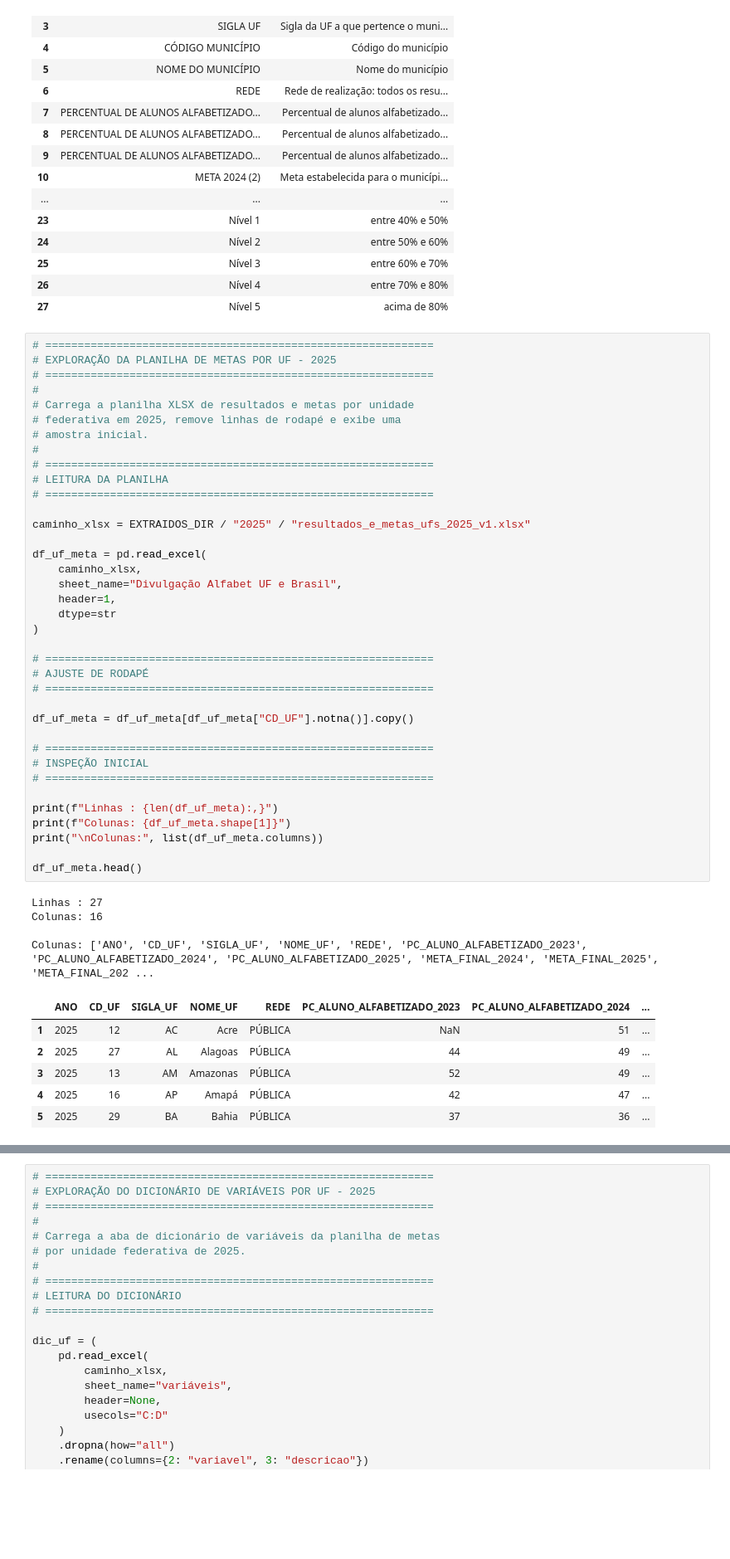
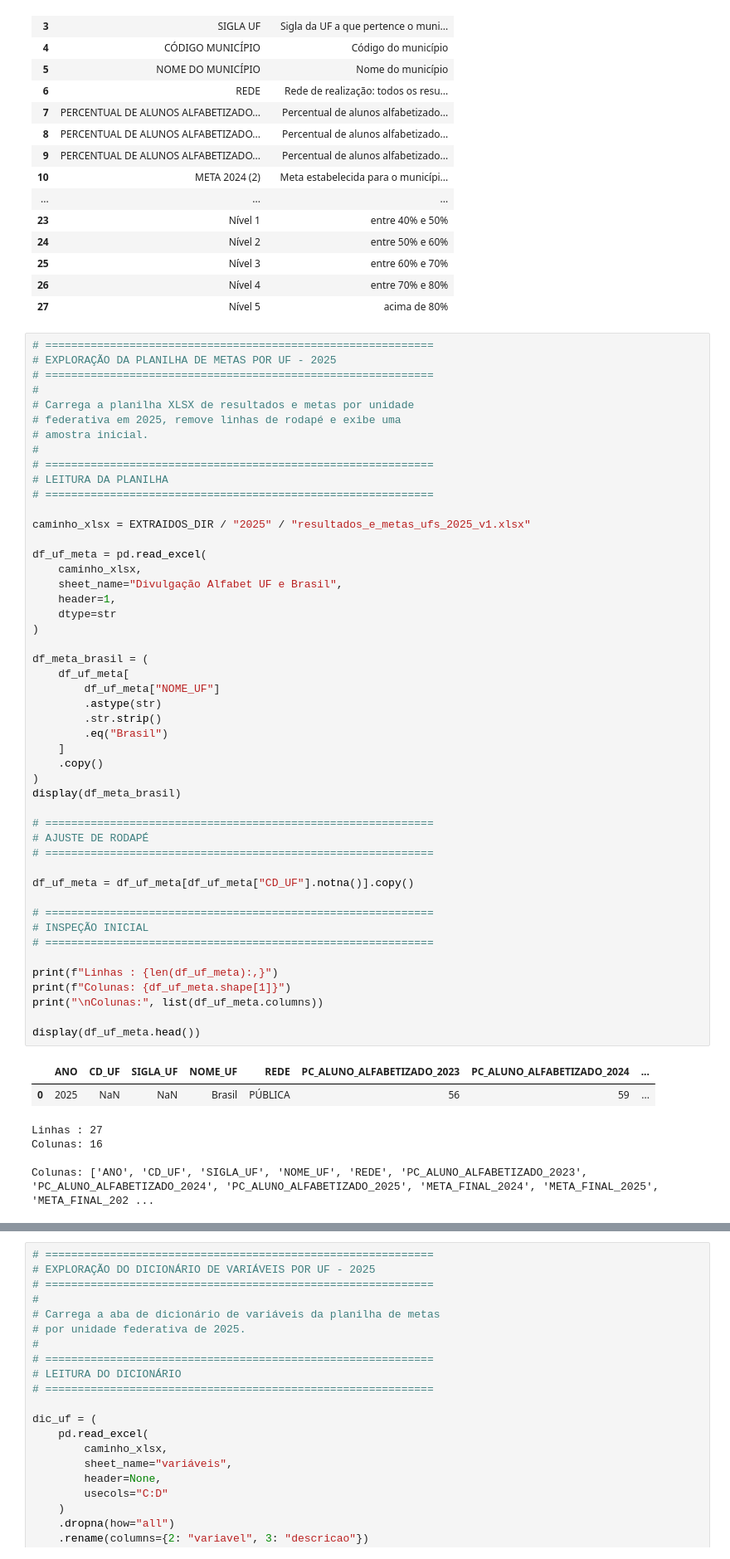
Before and after one commit to diego-nasc/postech-challenge-2, a Jupyter notebook: notebooks/01_exploracao.ipynb, the cells around one changed output, grey strips where cells are left out. Shown at 83% size. Saved outputs shown, nothing was run; the diff lists cells and outputs as text; blank space fills up the shorter version.

```diff
--- a/notebooks/01_exploracao.ipynb
+++ b/notebooks/01_exploracao.ipynb
@@ -1332,41 +1343,48 @@ dic
 # amostra inicial.
 #
 # ============================================================
 # LEITURA DA PLANILHA
 # ============================================================
 
 caminho_xlsx = EXTRAIDOS_DIR / "2025" / "resultados_e_metas_ufs_2025_v1.xlsx"
 
 df_uf_meta = pd.read_excel(
     caminho_xlsx,
     sheet_name="Divulgação Alfabet UF e Brasil",
     header=1,
     dtype=str
 )
 
+df_meta_brasil = (
+    df_uf_meta[
+        df_uf_meta["NOME_UF"]
+        .astype(str)
+        .str.strip()
+        .eq("Brasil")
+    ]
+    .copy()
+)
+display(df_meta_brasil)
+
 # ============================================================
 # AJUSTE DE RODAPÉ
 # ============================================================
 
 df_uf_meta = df_uf_meta[df_uf_meta["CD_UF"].notna()].copy()
 
 # ============================================================
 # INSPEÇÃO INICIAL
 # ============================================================
 
 print(f"Linhas : {len(df_uf_meta):,}")
 print(f"Colunas: {df_uf_meta.shape[1]}")
 print("\nColunas:", list(df_uf_meta.columns))
 
-df_uf_meta.head()
+display(df_uf_meta.head())
 # %% [output]
+|  | ANO | CD_UF | SIGLA_UF | NOME_UF | REDE | PC_ALUNO_ALFABETIZADO_2023 | PC_ALUNO_ALFABETIZADO_2024 | ... |
+| 0 | 2025 | NaN | NaN | Brasil | PÚBLICA | 56 | 59 | ... |
 Linhas : 27
 Colunas: 16
 
 Colunas: ['ANO', 'CD_UF', 'SIGLA_UF', 'NOME_UF', 'REDE', 'PC_ALUNO_ALFABETIZADO_2023', 'PC_ALUNO_ALFABETIZADO_2024', 'PC_ALUNO_ALFABETIZADO_2025', 'META_FINAL_2024', 'META_FINAL_2025', 'META_FINAL_202 ...
-|  | ANO | CD_UF | SIGLA_UF | NOME_UF | REDE | PC_ALUNO_ALFABETIZADO_2023 | PC_ALUNO_ALFABETIZADO_2024 | ... |
-| 1 | 2025 | 12 | AC | Acre | PÚBLICA | NaN | 51 | ... |
-| 2 | 2025 | 27 | AL | Alagoas | PÚBLICA | 44 | 49 | ... |
-| 3 | 2025 | 13 | AM | Amazonas | PÚBLICA | 52 | 49 | ... |
-| 4 | 2025 | 16 | AP | Amapá | PÚBLICA | 42 | 47 | ... |
-| 5 | 2025 | 29 | BA | Bahia | PÚBLICA | 37 | 36 | ... |
```
Also changed, not shown: parts of 6 cells of this notebook, 2 other files.
